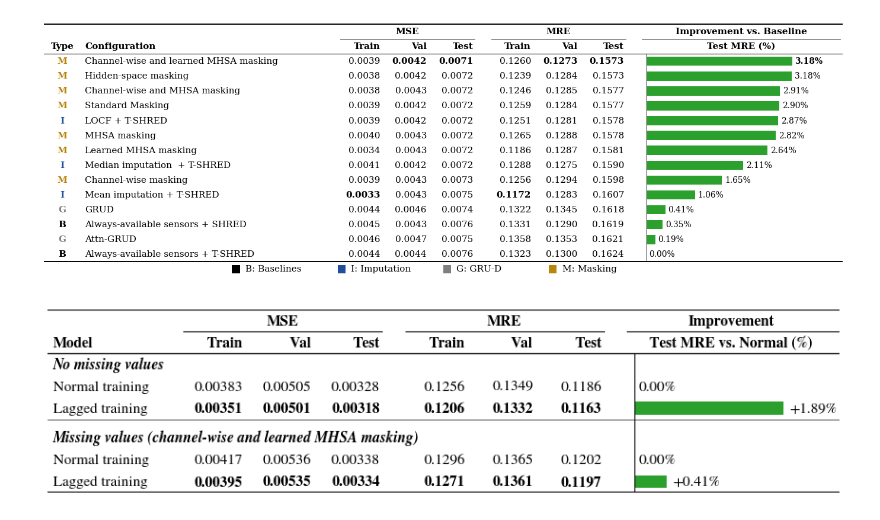
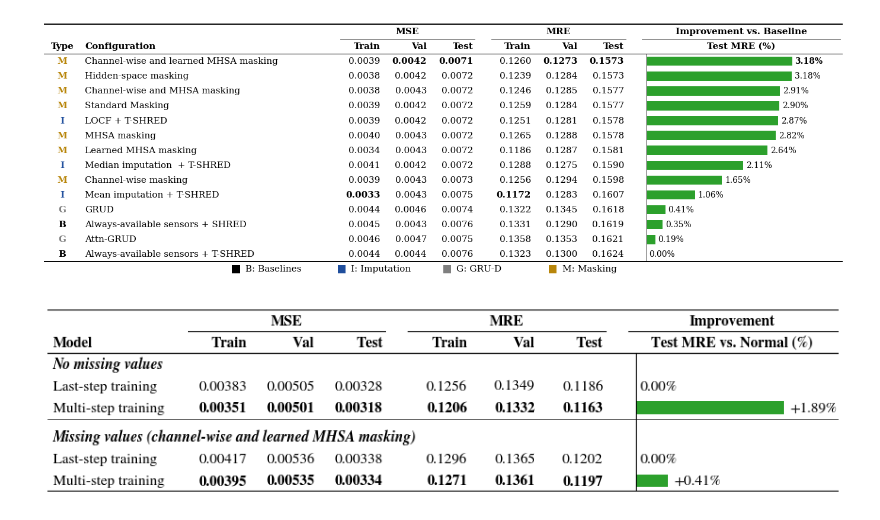
Before and after one commit to matteopasqual02/Masked-SHRED, a Jupyter notebook: Notebooks/HYDRO/Table.ipynb, the cells around one changed output. Cells and saved outputs as stored; diff of their text form; code cells hidden in the pictures.

Commit message:
new table images

```diff
--- a/Notebooks/HYDRO/Table.ipynb
+++ b/Notebooks/HYDRO/Table.ipynb
@@ -231,7 +231,7 @@ DATA = {
     },
 }
 BASELINE = "Normal"
-LABELS = {"Normal": "Normal training", "Lagged": "Lagged training"}
+LABELS = {"Normal": "Last-step training", "Lagged": "Multi-step training"}
 OUT = "HYDRO_lagged_training"
 
 MSE_SCALE, MSE_DEC = 1, 5       # MSE come nei dati originali
@@ -264,7 +264,7 @@ body_h = sum(GAP if r[0] == "gap" else 1 for r in rows)
 # Layout (pollici): Model | 3 MSE | gap | 3 MRE | gap | barre
 # =====================================================================
 nw = 0.62 * S
-widths = [1.20 * S] + [nw] * 3 + [0.15 * S] + [nw] * 3 + [0.15 * S] + [1.95 * S]
+widths = [1.25 * S] + [nw] * 3 + [0.15 * S] + [nw] * 3 + [0.15 * S] + [1.95 * S]
 xs = [sum(widths[:i]) for i in range(len(widths))]
 total_w = sum(widths)
 NUM_COLS = [1, 2, 3, 5, 6, 7]
@@ -330,32 +330,32 @@ for kind, content in rows:
         continue
 
     r = content
     put(0, y, LABELS[r["name"]])
     for col, k in zip(NUM_COLS, KEYS):
         sc, dec = (MSE_SCALE, MSE_DEC) if k.endswith("mse") else (MRE_SCALE, MRE_DEC)
         put(col, y, f"{r['vals'][k] * sc:.{dec}f}", ha="right",
             fontweight="bold" if r["vals"][k] == r["best"][k] else "normal")
 
     if r["is_base"]:
         ax.text(zero_x + 0.04 * S, y + 0.5, "0.00%", ha="left", va="center", fontsize=FS)
     else:
         w = r["impr"] * scale
         ax.add_patch(Rectangle((zero_x, y + (1 - bar_h) / 2), w, bar_h,
                                facecolor=C_BAR, edgecolor="none"))
         ax.text(zero_x + w + 0.05 * S, y + 0.5, f"+{r['impr']:.2f}%",
                 ha="left", va="center", fontsize=FS,
                 fontweight="normal")
     y += 1
 
 ax.plot([zero_x, zero_x], [header_rows, n_rows + header_rows],
         color="black", lw=0.5 * S)
 
 # ---- regole booktabs ----
 ax.plot([0, total_w], [0, 0], color="black", lw=1.0 * S)
 ax.plot([0, total_w], [header_rows, header_rows], color="black", lw=0.6 * S)
 ax.plot([0, total_w], [n_rows + header_rows] * 2, color="black", lw=1.0 * S)
 
 # PDF vettoriale per il paper + PNG per anteprima
-fig.savefig(OUT + ".png", dpi=400, bbox_inches="tight", pad_inches=0.02 * S)
+fig.savefig(OUT + ".png", dpi=500, bbox_inches="tight", pad_inches=0.02 * S)
 # %% [output]
-[figure, old version]
+[figure, new version]
```
Also changed, not shown: parts of 1 cell of this notebook, 5 other files.
